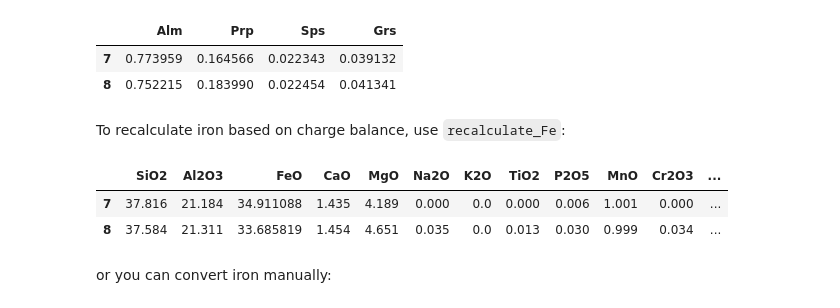
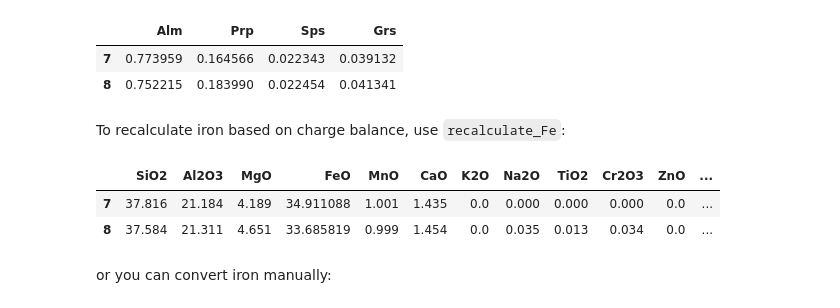
Before and after one commit to ondrolexa/petropandas, a Jupyter notebook: docs/notebooks/tutorial.ipynb, the cells around one changed output. Drawn from its saved outputs; the diff is of its cells as text; code cells hidden in the pictures.

```diff
--- a/docs/notebooks/tutorial.ipynb
+++ b/docs/notebooks/tutorial.ipynb
@@ -109,11 +109,11 @@ g.oxides.endmembers(grt2)
 # %% [markdown]
 To recalculate iron based on charge balance, use `recalculate_Fe`:
 # %%
-g.oxides.recalculate_Fe(noxy=12, ncat=8)
+g.oxides.recalculate_Fe(mineral=grt)
 # %% [output]
-|  | SiO2 | Al2O3 | FeO | CaO | MgO | Na2O | K2O | TiO2 | P2O5 | MnO | Cr2O3 | ... |
-| 7 | 37.816 | 21.184 | 34.911088 | 1.435 | 4.189 | 0.000 | 0.0 | 0.000 | 0.006 | 1.001 | 0.000 | ... |
-| 8 | 37.584 | 21.311 | 33.685819 | 1.454 | 4.651 | 0.035 | 0.0 | 0.013 | 0.030 | 0.999 | 0.034 | ... |
+|  | SiO2 | Al2O3 | MgO | FeO | MnO | CaO | K2O | Na2O | TiO2 | Cr2O3 | ZnO | ... |
+| 7 | 37.816 | 21.184 | 4.189 | 34.911088 | 1.001 | 1.435 | 0.0 | 0.000 | 0.000 | 0.000 | 0.0 | ... |
+| 8 | 37.584 | 21.311 | 4.651 | 33.685819 | 0.999 | 1.454 | 0.0 | 0.035 | 0.013 | 0.034 | 0.0 | ... |
 # %% [markdown]
 or you can convert iron manually:
 # %%
```
Also changed, not shown: parts of 12 cells of this notebook, 2 other files.
